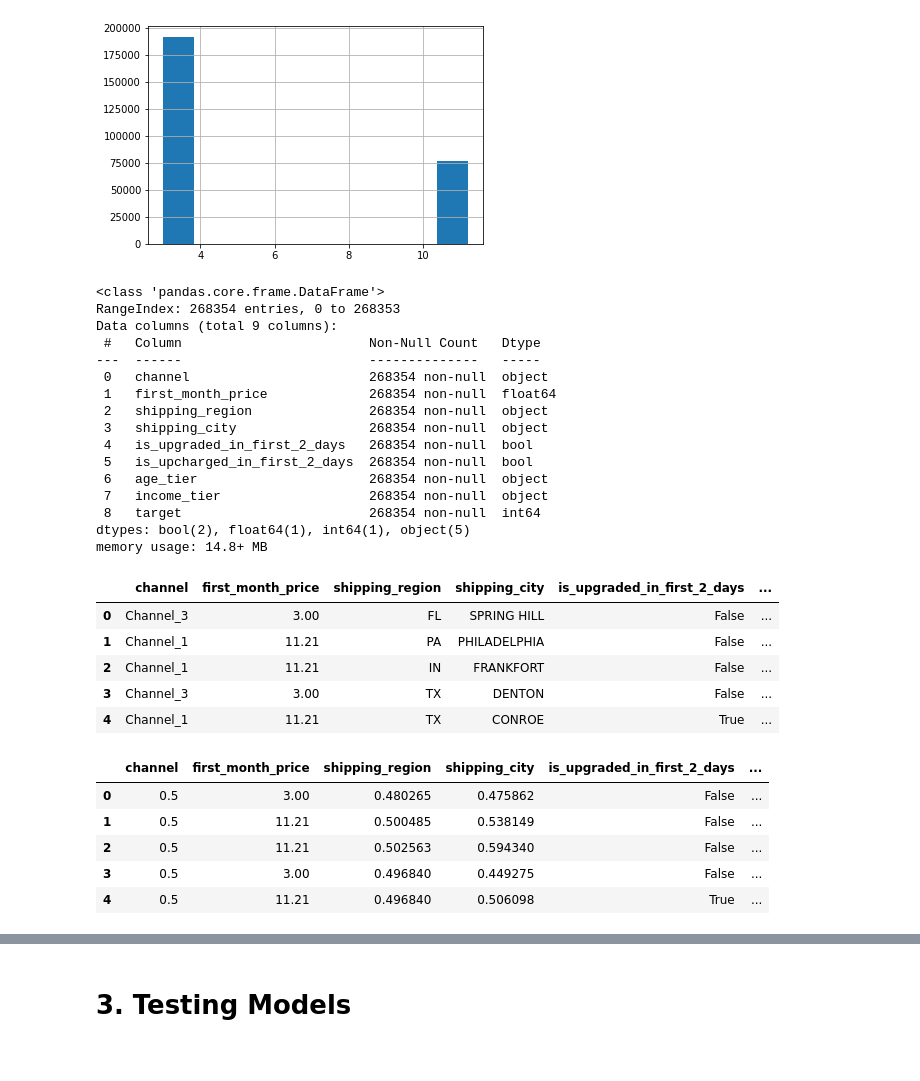
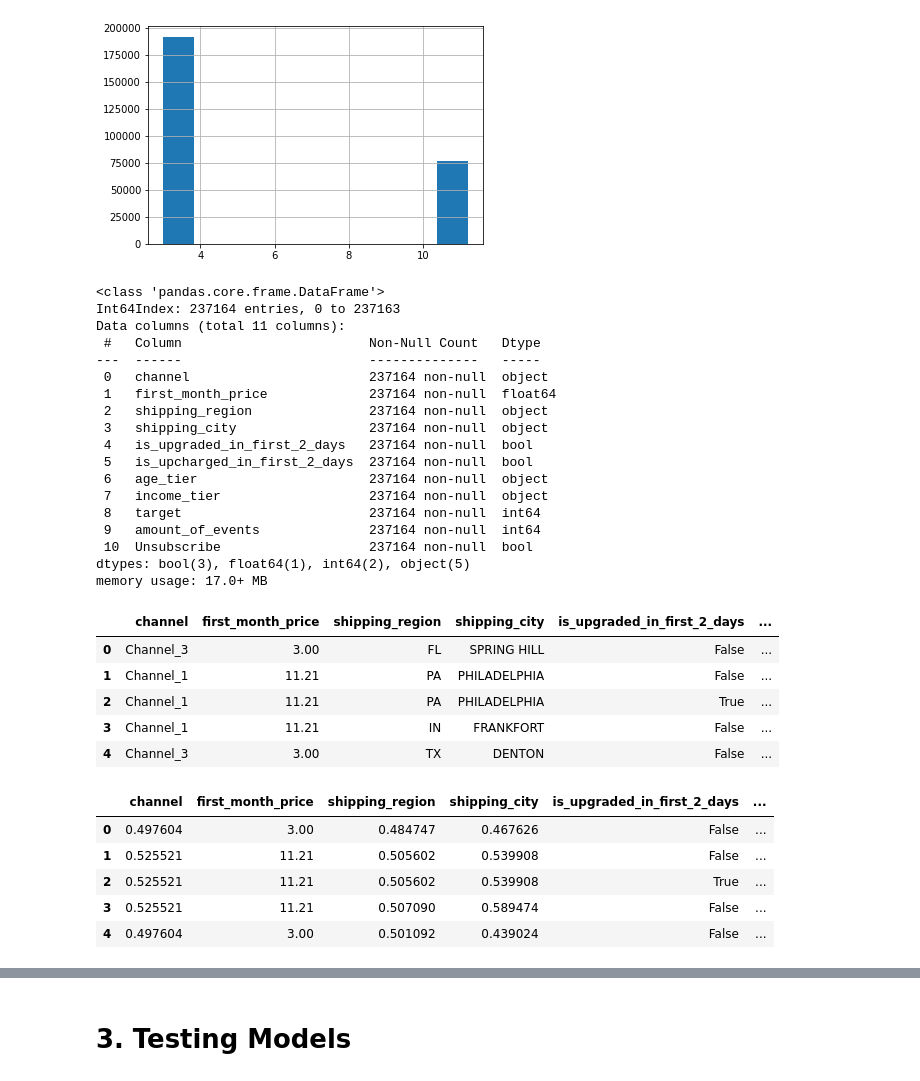
Before and after one commit to christyono/scentbird-ltv-model, a Jupyter notebook: scentbird_LTV_model.ipynb, the cells around one changed output, grey strips where cells are left out. Drawn from its saved outputs; the diff is of its cells as text; code cells hidden in the pictures.

Commit message:
Added event data

```diff
--- a/scentbird_LTV_model.ipynb
+++ b/scentbird_LTV_model.ipynb
@@ -189,0 +322,9 @@ We'll add event data in a future iteration of the model; amount of events may be
+# %%
+#retrieve all users that unsubbed
+unsubs = full_event_data[full_event_data['event_name']=='Unsubscribe'][['subscription_hash']]
+
+unsubs.info()
+
+unsubs['Unsubscribe'] = True
+
+unsubs.head()
@@ -189,0 +346,10 @@ We'll add event data in a future iteration of the model; amount of events may be
+# %%
+#count add_to_queue and page_view events for each user
+useful_events = ['AddToQueue', 'page_view']
+
+event_counts = full_event_data[full_event_data['event_name'].isin(useful_events)][['subscription_hash', 'amount_of_events']]
+
+event_counts = event_counts.groupby('subscription_hash').agg('sum')
+
+event_counts.info()
+event_counts.head()
@@ -193,9 +375,9 @@ bad_users_data['target'] = 0
 good_users_data['target'] = 1
 
 #concatenate the data
-full_data = pd.concat([bad_users_data, good_users_data], ignore_index=True)
+user_data = pd.concat([bad_users_data, good_users_data], ignore_index=True)
 #check
-full_data.info()
+user_data.info()
 # %% [output]
 <class 'pandas.core.frame.DataFrame'>
 RangeIndex: 268354 entries, 0 to 268353
@@ -214,3 +396,8 @@ Data columns (total 19 columns):
  18  target                        268354 non-null  int64
 dtypes: bool(2), float64(1), int64(3), object(13)
 memory usage: 35.3+ MB
+# %%
+#merge data
+full_data = user_data.merge(event_counts, on='subscription_hash', how='right').merge(unsubs, on='subscription_hash', how='left')
+full_data['Unsubscribe'] = full_data['Unsubscribe'].fillna(False)
+full_data.info()
@@ -229,7 +434,7 @@ full_data['first_month_price'].hist()
 # %%
 features = ['channel', 'first_month_price',
             'shipping_region', 'shipping_city', 'is_upgraded_in_first_2_days', 'is_upcharged_in_first_2_days',
-           'age_tier', 'income_tier']
+           'age_tier', 'income_tier', 'amount_of_events', 'Unsubscribe']
 unused_features = ['subscription_hash', 'email_domain', 'first_payment_type', 'subscription_platform', 'signup_platform',
                    'fragrance_family', 'scent_profile_title', 'minutes_from_registration', 'subscription_lifetime', 'sex']
 
@@ -238,41 +443,43 @@ ml_data.info()
 ml_data.head()
 # %% [output]
 <class 'pandas.core.frame.DataFrame'>
-RangeIndex: 268354 entries, 0 to 268353
-Data columns (total 9 columns):
+Int64Index: 237164 entries, 0 to 237163
+Data columns (total 11 columns):
  #   Column                        Non-Null Count   Dtype
 ---  ------                        --------------   -----
- 0   channel                       268354 non-null  object
- 1   first_month_price             268354 non-null  float64
- 2   shipping_region               268354 non-null  object
- 3   shipping_city                 268354 non-null  object
- 4   is_upgraded_in_first_2_days   268354 non-null  bool
- 5   is_upcharged_in_first_2_days  268354 non-null  bool
- 6   age_tier                      268354 non-null  object
- 7   income_tier                   268354 non-null  object
- 8   target                        268354 non-null  int64
-dtypes: bool(2), float64(1), int64(1), object(5)
-memory usage: 14.8+ MB
+ 0   channel                       237164 non-null  object
+ 1   first_month_price             237164 non-null  float64
+ 2   shipping_region               237164 non-null  object
+ 3   shipping_city                 237164 non-null  object
+ 4   is_upgraded_in_first_2_days   237164 non-null  bool
+ 5   is_upcharged_in_first_2_days  237164 non-null  bool
+ 6   age_tier                      237164 non-null  object
+ 7   income_tier                   237164 non-null  object
+ 8   target                        237164 non-null  int64
+ 9   amount_of_events              237164 non-null  int64
+ 10  Unsubscribe                   237164 non-null  bool
+dtypes: bool(3), float64(1), int64(2), object(5)
+memory usage: 17.0+ MB
 |  | channel | first_month_price | shipping_region | shipping_city | is_upgraded_in_first_2_days | ... |
 | 0 | Channel_3 | 3.00 | FL | SPRING HILL | False | ... |
 | 1 | Channel_1 | 11.21 | PA | PHILADELPHIA | False | ... |
-| 2 | Channel_1 | 11.21 | IN | FRANKFORT | False | ... |
-| 3 | Channel_3 | 3.00 | TX | DENTON | False | ... |
-| 4 | Channel_1 | 11.21 | TX | CONROE | True | ... |
+| 2 | Channel_1 | 11.21 | PA | PHILADELPHIA | True | ... |
+| 3 | Channel_1 | 11.21 | IN | FRANKFORT | False | ... |
+| 4 | Channel_3 | 3.00 | TX | DENTON | False | ... |
 # %%
 #convert categorical to numerical
 categorical = ['channel', 'shipping_region', 'shipping_city', 'age_tier', 'income_tier']
 
 #using target encoding instead of OHE due to number of categories in shipping_region and shipping_city
 target_encoder = TargetEncoder(cols=categorical, return_df=True)
-ml_data = target_encoder.fit_transform(ml_data, ml_data['target'])
-ml_data.head()
+ml_data_te = target_encoder.fit_transform(ml_data, ml_data['target'])
+ml_data_te.head()
 # %% [output]
 |  | channel | first_month_price | shipping_region | shipping_city | is_upgraded_in_first_2_days | ... |
-| 0 | 0.5 | 3.00 | 0.480265 | 0.475862 | False | ... |
-| 1 | 0.5 | 11.21 | 0.500485 | 0.538149 | False | ... |
-| 2 | 0.5 | 11.21 | 0.502563 | 0.594340 | False | ... |
-| 3 | 0.5 | 3.00 | 0.496840 | 0.449275 | False | ... |
-| 4 | 0.5 | 11.21 | 0.496840 | 0.506098 | True | ... |
+| 0 | 0.497604 | 3.00 | 0.484747 | 0.467626 | False | ... |
+| 1 | 0.525521 | 11.21 | 0.505602 | 0.539908 | False | ... |
+| 2 | 0.525521 | 11.21 | 0.505602 | 0.539908 | True | ... |
+| 3 | 0.525521 | 11.21 | 0.507090 | 0.589474 | False | ... |
+| 4 | 0.497604 | 3.00 | 0.501092 | 0.439024 | False | ... |
 # %%
 #split train and test
```
Also changed, not shown: parts of 22 cells of this notebook.
